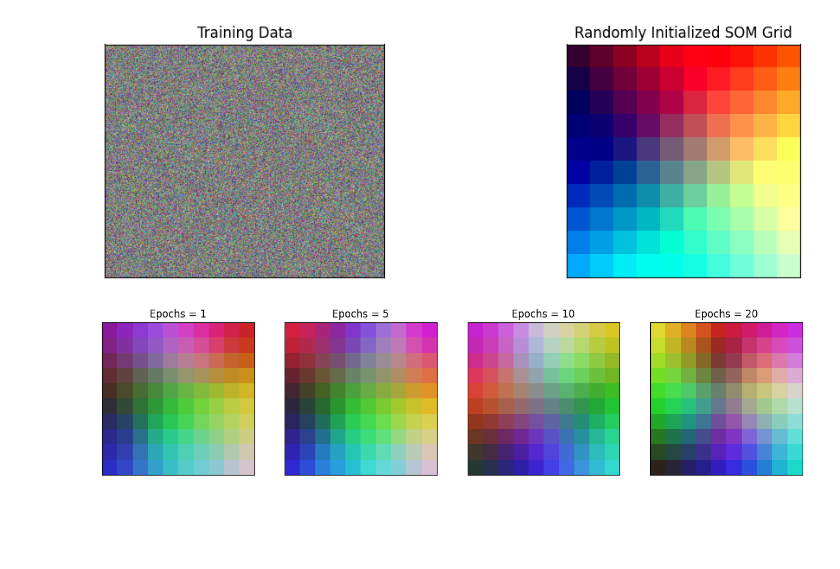
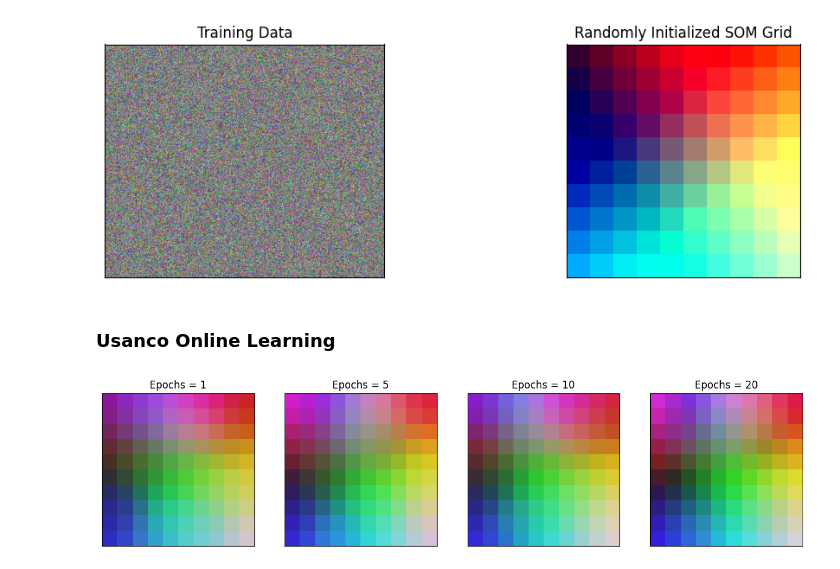
Before and after one commit to JaumeSanCol/TFG, a Jupyter notebook: notebooks/base.ipynb, the cells around one changed output. Cells and saved outputs as stored; diff of their text form; code cells hidden in the pictures; blank space fills up the shorter version.

```diff
--- a/notebooks/base.ipynb
+++ b/notebooks/base.ipynb
@@ -58,16 +57,18 @@ ax[1].imshow(scaled.astype(int))
 ax[1].title.set_text('Randomly Initialized SOM Grid')
 # %% [output]
 [figure]
+# %% [markdown]
+### Usanco Online Learning
 # %%
 fig, ax = plt.subplots(
     nrows=1, ncols=4, figsize=(15, 3.5),
     subplot_kw=dict(xticks=[], yticks=[]))
 total_epochs = 0
 for epochs, i in zip([1, 4,5,10], range(0,4)):
     total_epochs += epochs
     som.train(train_data, epochs=epochs,prog_bar=True)
-    map =som.som_map
+    map =som.re_scale() # devolver el mapa a [0,255]
     ax[i].imshow(map.astype(int))
     ax[i].title.set_text('Epochs = ' + str(total_epochs))
 # %% [output]
-[figure, old version]
+[figure, new version]
```
Also changed, not shown: parts of 9 cells of this notebook, 13 other files.
